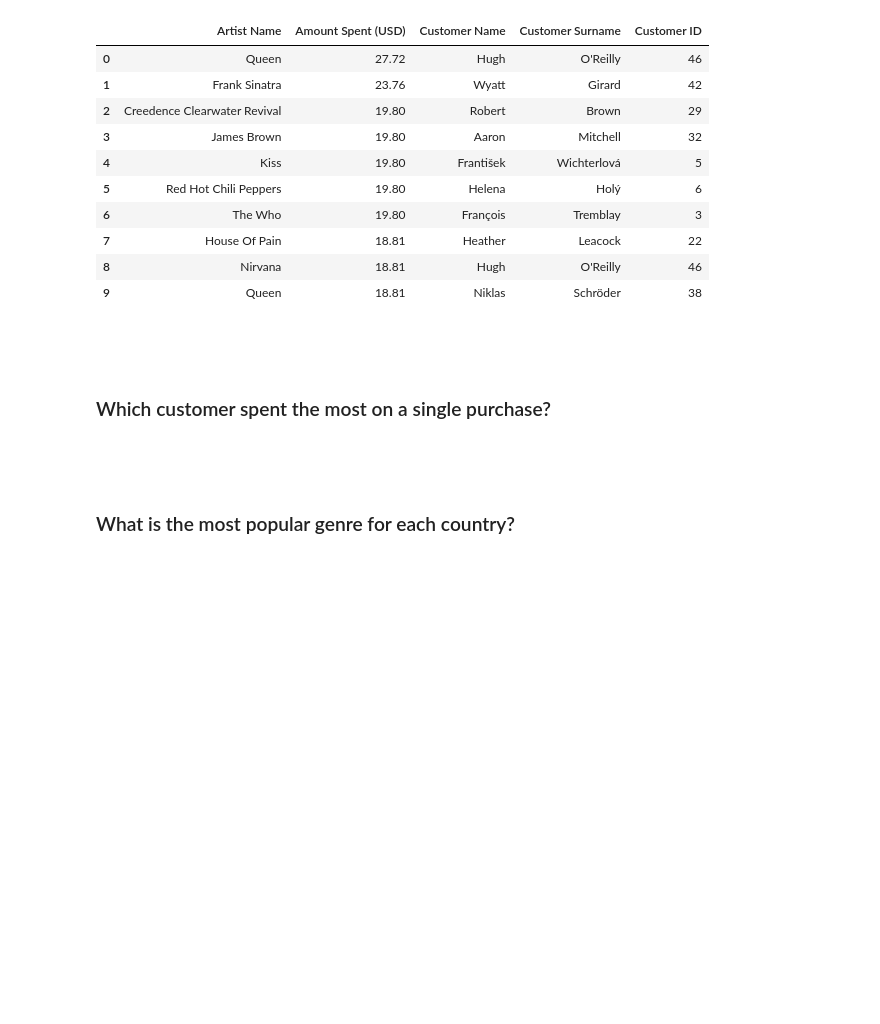
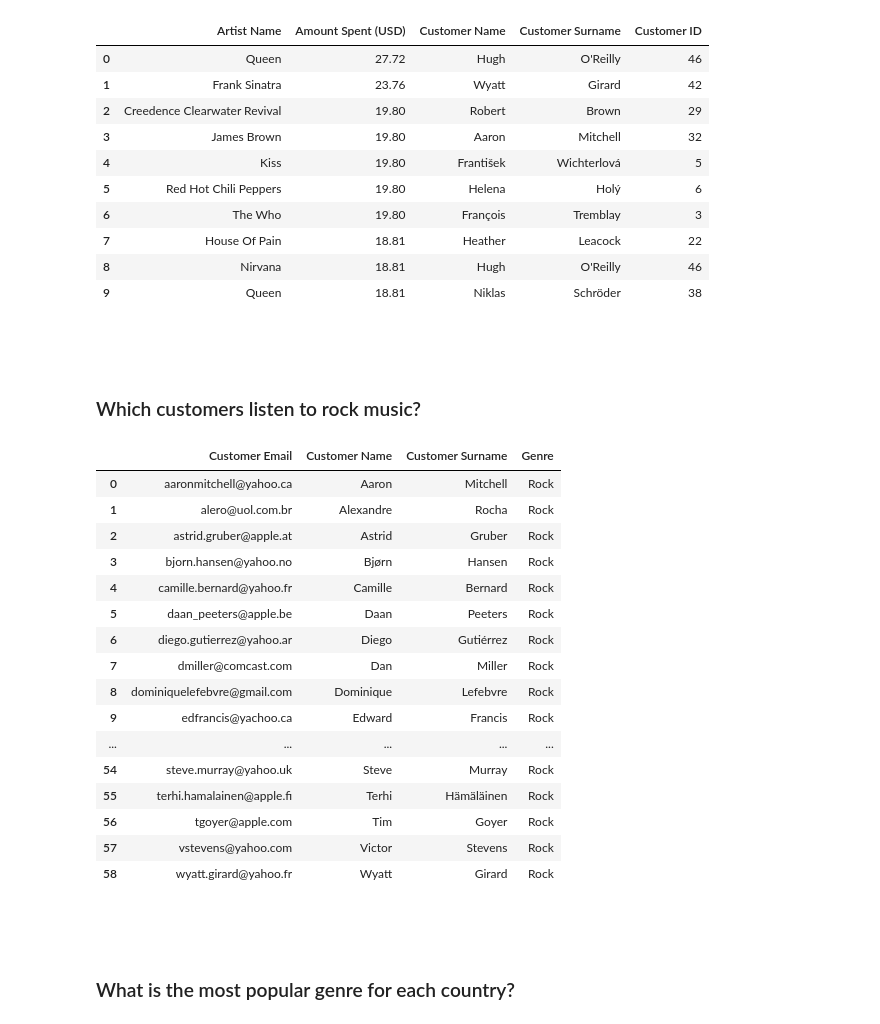
Before and after one commit to fedfioravanti/Business-Analytics-with-SQL-and-PowerBI, a Jupyter notebook: notebooks/Business-Analytics-01-Python-SQLite.ipynb, the cells around one changed output. Cells and saved outputs as stored; diff of their text form; code cells hidden in the pictures; blank space fills up the shorter version.

Commit message:
nb query udpate

```diff
--- a/notebooks/Interacting-with-SQLite-using-Python.ipynb
+++ b/notebooks/Business-Analytics-01-Python-SQLite.ipynb
@@ -371,10 +368,47 @@ pd.read_sql_query(query_06, connection)
 | 7 | House Of Pain | 18.81 | Heather | Leacock | 22 |
 | 8 | Nirvana | 18.81 | Hugh | O'Reilly | 46 |
 | 9 | Queen | 18.81 | Niklas | Schröder | 38 |
-# %% [markdown]
-  <br/><br/>
-
-###  Which customer spent the most on a single purchase?
+# %% [markdown]
+  <br/><br/>
+
+###  Which customers listen to rock music?
+# %%
+# define the SQL command
+query_07 = """SELECT c.email as 'Customer Email', c.first_name as 'Customer Name', c.last_name as 'Customer Surname',
+              g.name as Genre
+              FROM customer c
+              JOIN invoice i
+              ON c.customer_id = i.customer_id
+              JOIN invoice_line l
+              ON i.invoice_id = l.invoice_id
+              JOIN track t
+              ON l.track_id = t.track_id
+              JOIN genre g
+              ON t.genre_id = g.genre_id
+              WHERE g.name='Rock'
+              GROUP BY c.email, c.first_name, c.last_name, g.name
+              ORDER BY c.email"""
+# %%
+# display SQL query in a DataFrame
+pd.read_sql_query(query_07, connection)
+# %% [output]
+|  | Customer Email | Customer Name | Customer Surname | Genre |
+| 0 | aaronmitchell@yahoo.ca | Aaron | Mitchell | Rock |
+| 1 | alero@uol.com.br | Alexandre | Rocha | Rock |
+| 2 | astrid.gruber@apple.at | Astrid | Gruber | Rock |
+| 3 | bjorn.hansen@yahoo.no | Bjørn | Hansen | Rock |
+| 4 | camille.bernard@yahoo.fr | Camille | Bernard | Rock |
+| 5 | daan_peeters@apple.be | Daan | Peeters | Rock |
+| 6 | diego.gutierrez@yahoo.ar | Diego | Gutiérrez | Rock |
+| 7 | dmiller@comcast.com | Dan | Miller | Rock |
+| 8 | dominiquelefebvre@gmail.com | Dominique | Lefebvre | Rock |
+| 9 | edfrancis@yachoo.ca | Edward | Francis | Rock |
+| ... | ... | ... | ... | ... |
+| 54 | steve.murray@yahoo.uk | Steve | Murray | Rock |
+| 55 | terhi.hamalainen@apple.fi | Terhi | Hämäläinen | Rock |
+| 56 | tgoyer@apple.com | Tim | Goyer | Rock |
+| 57 | vstevens@yahoo.com | Victor | Stevens | Rock |
+| 58 | wyatt.girard@yahoo.fr | Wyatt | Girard | Rock |
 # %%
 # comments about SQL subquery and indentation (which is not mandatory)
 # %% [markdown]
```
Also changed, not shown: parts of 2 cells of this notebook.
